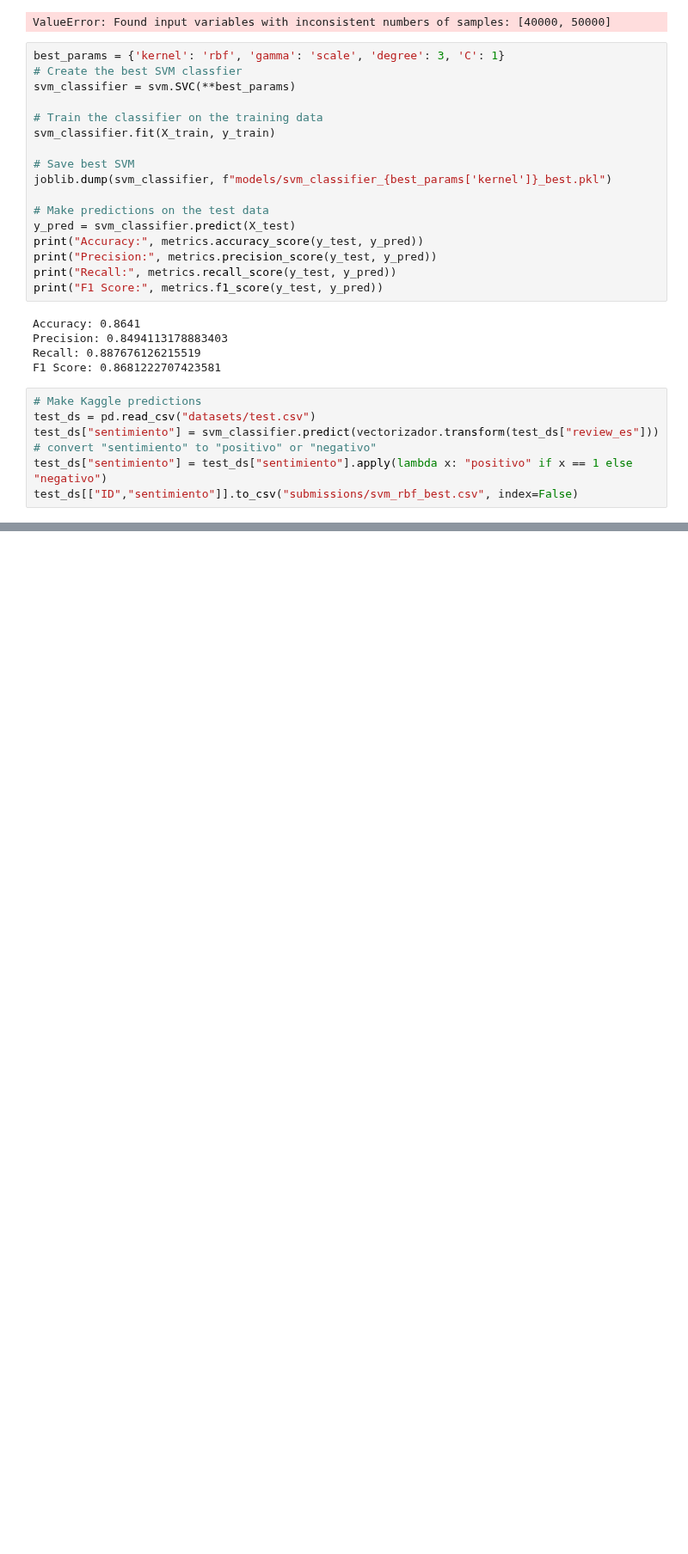
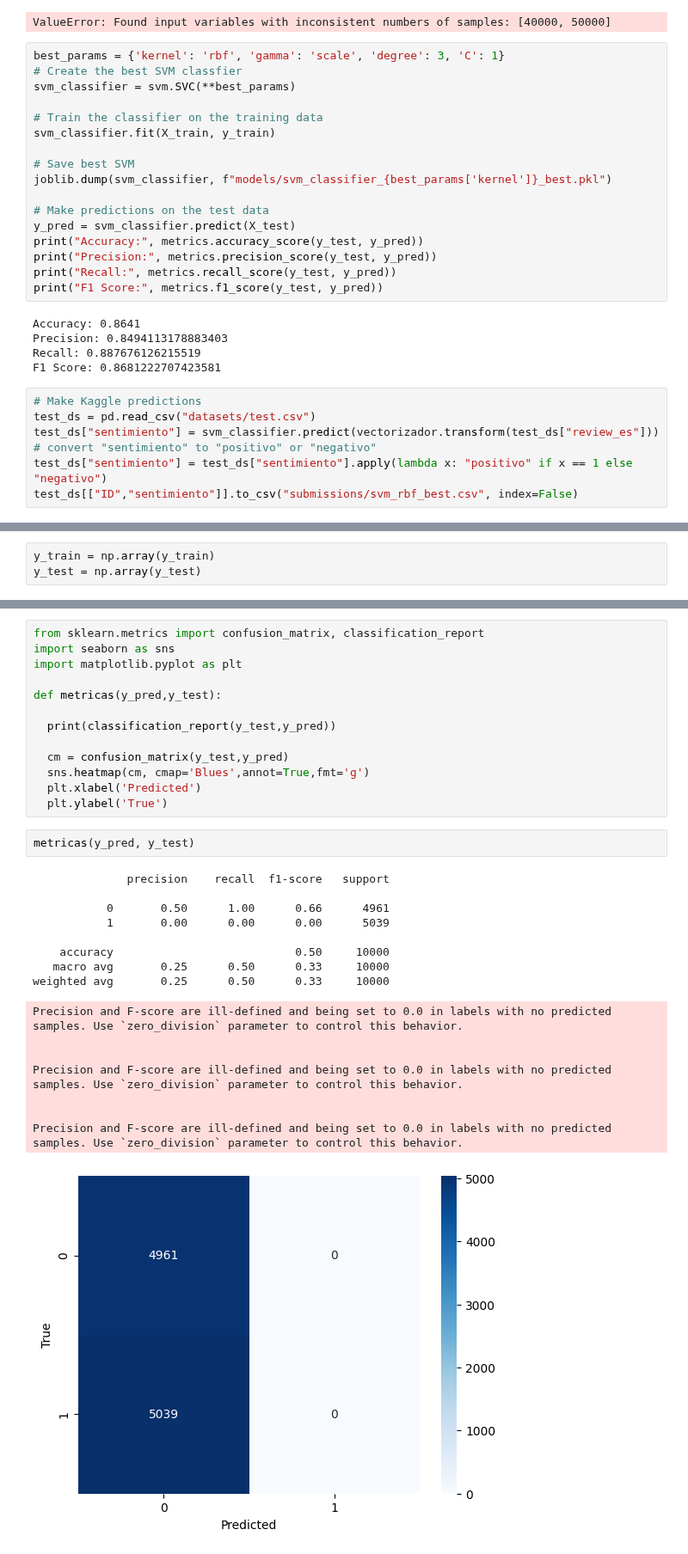
Before and after one commit to m-cabrerar/7506R-1C2023-GRUPO01, a Jupyter notebook: TP2/7506R_TP2_GRUPO01_ENTREGA.ipynb, the cells around one changed output, grey strips where cells are left out. Shown at 86% size. Saved outputs shown, nothing was run; the diff lists cells and outputs as text; blank space fills up the shorter version.

```diff
--- a/TP2/7506R_TP2_GRUPO01_ENTREGA.ipynb
+++ b/TP2/7506R_TP2_GRUPO01_ENTREGA.ipynb
@@ -452,0 +496,3 @@ test_ds[["ID","sentimiento"]].to_csv("submissions/svm_rbf_best.csv", index=False
+# %%
+y_train = np.array(y_train)
+y_test = np.array(y_test)
@@ -452,0 +516,32 @@ test_ds[["ID","sentimiento"]].to_csv("submissions/svm_rbf_best.csv", index=False
+# %%
+from sklearn.metrics import confusion_matrix, classification_report
+import seaborn as sns
+import matplotlib.pyplot as plt
+
+def metricas(y_pred,y_test):
+
+  print(classification_report(y_test,y_pred))
+
+  cm = confusion_matrix(y_test,y_pred)
+  sns.heatmap(cm, cmap='Blues',annot=True,fmt='g')
+  plt.xlabel('Predicted')
+  plt.ylabel('True')
+# %%
+metricas(y_pred, y_test)
+# %% [output]
+              precision    recall  f1-score   support
+
+           0       0.50      1.00      0.66      4961
+           1       0.00      0.00      0.00      5039
+
+    accuracy                           0.50     10000
+   macro avg       0.25      0.50      0.33     10000
+weighted avg       0.25      0.50      0.33     10000
+Precision and F-score are ill-defined and being set to 0.0 in labels with no predicted samples. Use `zero_division` parameter to control this behavior.
+
+
+Precision and F-score are ill-defined and being set to 0.0 in labels with no predicted samples. Use `zero_division` parameter to control this behavior.
+
+
+Precision and F-score are ill-defined and being set to 0.0 in labels with no predicted samples. Use `zero_division` parameter to control this behavior.
+[figure, added]
```
Also changed, not shown: parts of 13 cells of this notebook.
